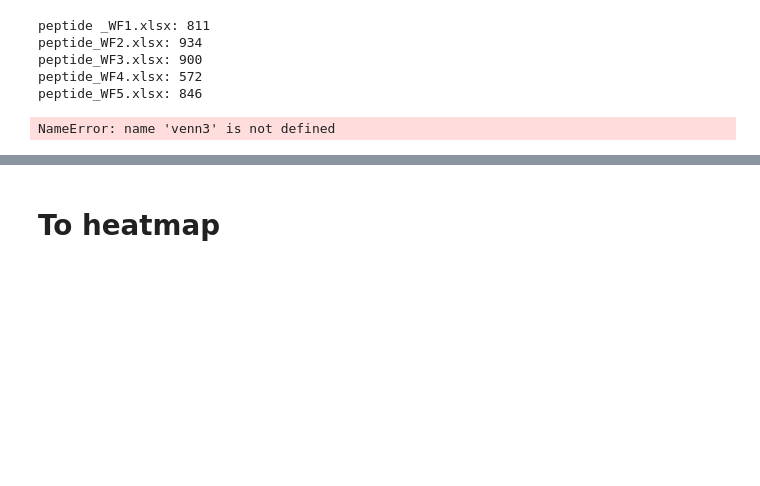
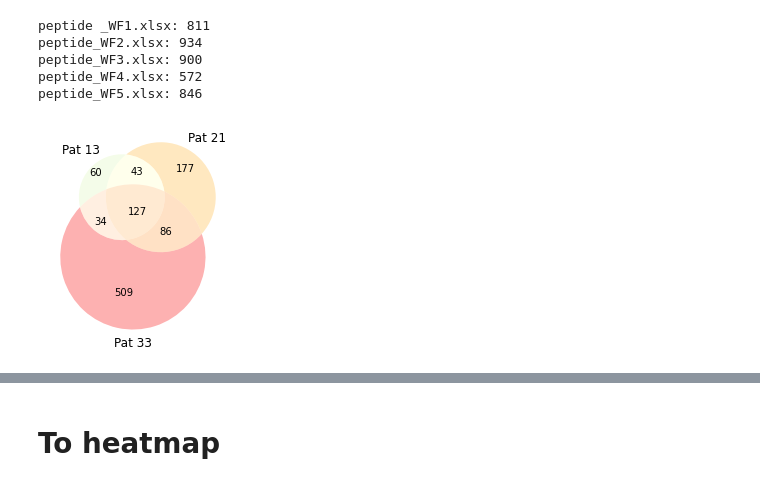
Before and after one commit to ErikHartman/peptidomic_py, a Jupyter notebook: between_group_analysis.ipynb, the cells around one changed output, grey strips where cells are left out. Drawn from its saved outputs; the diff is of its cells as text; code cells hidden in the pictures; blank space fills up the shorter version.

```diff
--- a/between_group_analysis.ipynb
+++ b/between_group_analysis.ipynb
@@ -79,10 +77,10 @@ peptide_WF3.xlsx: 900
 peptide_WF4.xlsx: 572
 peptide_WF5.xlsx: 846
 # %%
-color=['#10cafa','#fc60ae','#55ab5f']
+color=['#e4f8c7','#ffc561','#f93b3b']
 v=venn3([set(non_inf_patients[0]),set(non_inf_patients[1]),set(non_inf_patients[2])], set_labels=('Pat 13','Pat 21','Pat 33'), set_colors=color)
 # %% [output]
-NameError: name 'venn3' is not defined
+[figure, added]
 # %%
 venn3([set(inf_patients[0]),set(inf_patients[1]),set(inf_patients[2])], set_labels=('Pat 31', 'Pat 34','Pat 39'), set_colors=color)
 # %% [output]
```
Also changed, not shown: parts of 7 cells of this notebook, 1 other file.
